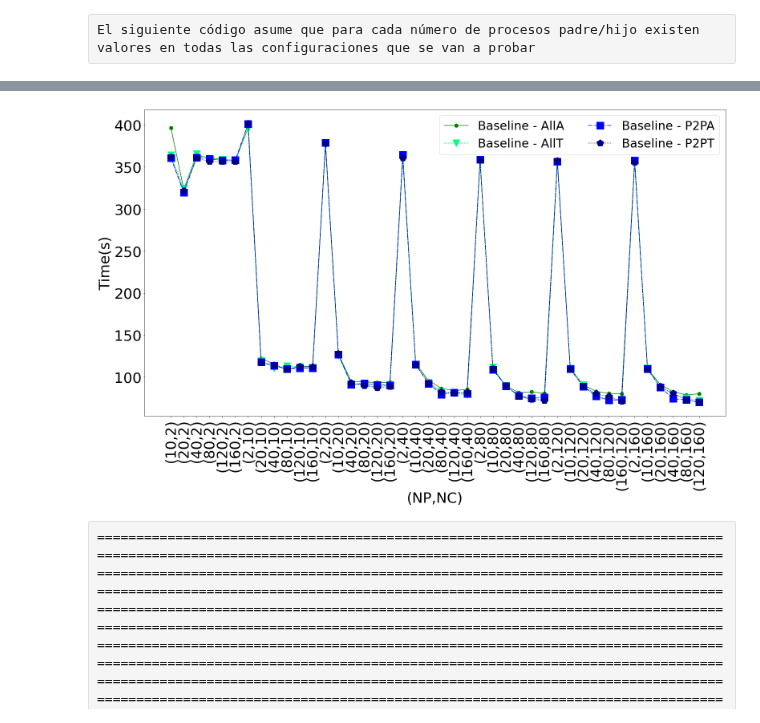
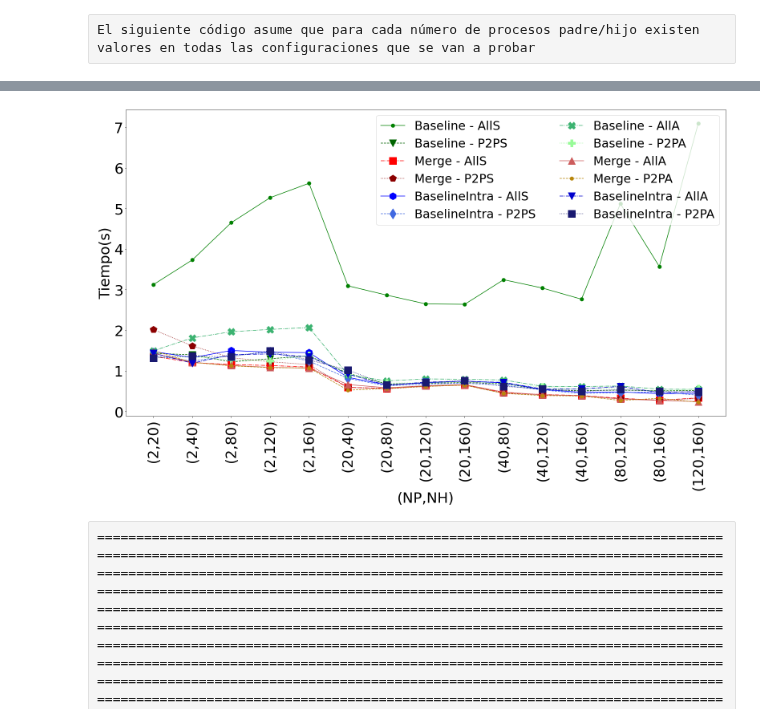
Before and after one commit to hpca-uji/Proteo, a Jupyter notebook: Analysis/new_analyser.ipynb, the cells around one changed output, grey strips where cells are left out. Cells and saved outputs as stored; diff of their text form; code cells hidden in the pictures.

```diff
--- a/Analysis/new_analyser.ipynb
+++ b/Analysis/new_analyser.ipynb
@@ -598,7 +603,7 @@ def compute_global_stat_difference(dataLists, parametric, np_aux, ns_aux):
         return True # Equal values || Accept H0
     return False # Some groups are different || Reject H0
 
-def compute_global_posthoc(dataLists, parametric):
+def compute_global_posthoc(dataLists, parametric): #TODO Comprobar CDF de los grupos
     data_stats=[]
     data_stats2=[]
     ini=0
@@ -610,7 +615,7 @@ def compute_global_posthoc(dataLists, parametric):
             data_stats.append(np.mean(dataLists[i]))
 
             for j in range(ini,end):
-                if df_Res.iat[i,j] < significance_value: # Different means || Reject H1
+                if df_Res.iat[i,j] < significance_value: # Different means || Reject H0
                     df_Res.iat[i, j] = True
                 else:
                     df_Res.iat[i, j] = False
@@ -619,12 +624,12 @@ def compute_global_posthoc(dataLists, parametric):
         df_Res = df_aux.copy()
         for i in range(ini,end):
             data_stats.append(np.median(dataLists[i]))
-            data_stats2.append(stats.iqr(dataLists[i],axis=0))
+            #data_stats2.append(stats.iqr(dataLists[i],axis=0))
             for j in range(ini,end):
-                if df_Res.iat[i,j] < significance_value: # Different medians || Reject H1
-                    df_Res.iat[i, j] = True
+                if df_Res.iat[i,j] < significance_value: # Different medians || Reject H0
+                    df_Res.iat[i, j] = True # Not equal medians
                 else:
-                    df_Res.iat[i, j] = False
+                    df_Res.iat[i, j] = False # Equal medians
     #print(df_Res)
     #print(df_aux)
     #print(data_stats)
@@ -652,6 +657,7 @@ def results_with_stats(tipo, df_check, used_config, rms_boundary=0):
     use_parametric = check_normality(df_check, tipo, used_config)
     if use_parametric:
         use_parametric = check_homoscedasticity(df_check, tipo, used_config)
+    print("Se usan tests parametricos: "+str(use_parametric))
     for np_aux in processes:
         for ns_aux in processes:
             if np_aux != ns_aux:
@@ -664,13 +670,16 @@ def results_with_stats(tipo, df_check, used_config, rms_boundary=0):
                     aux_data = list(range(len(used_config))) # All data is equal
                 else:
                     res_aux, times_aux = compute_global_posthoc(dataLists, use_parametric)
+                    if np_aux == 2 and ns_aux == 40:
+                        print(res_aux)
+                        print(times_aux)
                     aux_data = get_stat_differences(times_aux, res_aux, boundaries, tc_boundary)
 
                 results.append(aux_data)
 
     return results
 # %%
-checked_type='T_Malleability'
+checked_type='T_Redistribution'
 use_perc = False
 select_first_winner = False
 prefer_first_winner = False
@@ -915,26 +1008,47 @@ El siguiente código asume que para cada número de procesos padre/hijo existen
 # %%
-used_direction='a'
-test_parameter='T_total' #Valores son "alpha" o "omega"
+used_direction='e'
+test_parameter='T_Redistribution' #Valores son "alpha" o "omega"
 
 if test_parameter == 'alpha':
     name_fig="Alpha_"
     real_parameter='Alpha'
-    name_legend = "Values of α"
+    name_legend = "Valores de α"
+    normalize = True
+    allow_all = False
     used_config = configurations_simple
     data_aux = grouped_aggM[grouped_aggM[real_parameter] > 0]
+elif test_parameter == 'T_Malleability':
+    name_fig="Malleability_"
+    real_parameter='T_Malleability'
+    name_legend = "Time(s)"
+    normalize = False
+    allow_all = True
+    used_config = configurations_simple
+    data_aux = grouped_aggM
+elif test_parameter == 'T_Redistribution':
+    name_fig="Redistribution_"
+    real_parameter='T_Redistribution'
+    name_legend = "Tiempo(s)"
+    normalize = False
+    allow_all = True
+    used_config = configurations_simple
+    data_aux = grouped_aggM
 elif test_parameter == 'omega':
     name_fig="Omega_"
     real_parameter='Omega'
     name_legend = "Values of ω"
+    normalize = True
+    allow_all = False
     used_config = configurations
     data_aux = grouped_aggLAsynch[grouped_aggLAsynch[real_parameter] > 0]
-elif test_parameter == 'T_total':
-    name_fig="Ttotal"
-    real_parameter='T_total'
-    name_legend = "Time(s)"
+elif test_parameter == 'iters_count':
+    name_fig="Iters_"
+    real_parameter='count'
+    name_legend = "Asynchronous iterations"
+    normalize = False
+    allow_all = True
     used_config = configurations
-    data_aux = grouped_aggG
-    #data_aux = data_aux[data_aux.index.isin(df1.index)]
+    data_aux = grouped_aggLAsynch[grouped_aggLAsynch[real_parameter] > 0]
 
 if used_direction=='s':
     data_aux=data_aux.query('NP > NC')
@@ -944,34 +1058,48 @@ elif used_direction=='e':
     name_fig= name_fig+"Expand"
 elif used_direction=='a':
     name_fig= name_fig+"All"
+#data_aux=data_aux.query('NP == 160 or NC == 160')
 
 plot_data = []
 for config in used_config:
-    if config[0] > 0:
-        dataLists = get_config_data(real_parameter, data_aux, config)
+    if config[0] > 0 or allow_all:
+        dataLists,procsLists = get_config_data(real_parameter, data_aux, config)
         dataLists = list(filter(lambda x: x != float('infinity'), dataLists))
         plot_data.append(dataLists)
 
-labels_aux = []
-for ns_aux in processes:
-    for np_aux in processes:
-        if used_direction=='s' and np_aux > ns_aux or used_direction=='e' and np_aux < ns_aux or used_direction=='a' and np_aux != ns_aux:
-            new_label = "(" + str(np_aux) + "," + str(ns_aux) + ")"
-            labels_aux.append(new_label)
+#labels_aux = create_labels_lineplot(used_direction, lambda a, b: a == 160 or b == 160)
+labels_aux = create_labels_lineplot(used_direction)
+plot_data = reorder_data(plot_data, procsLists, labels_aux)
 
-labelsMethods_aux = ['Baseline - AllA', 'Baseline - AllT','Baseline - P2PA','Baseline - P2PT',
-                    'Merge - AllA','Merge - AllT','Merge - P2PA','Merge - P2PT']
+#labelsMethods_aux = ['Baseline - AllA', 'Baseline - P2PA',
+#                    'Merge - AllA','Merge - P2PA',
+#                    'BaselineIntra - AllA', 'BaselineIntra - P2PA']
+labelsMethods_aux = ['Baseline - AllS', 'Baseline - P2PS',
+                    'Merge - AllS','Merge - P2PS',
+                    'BaselineIntra - AllS', 'BaselineIntra - P2PS',
+                    'Baseline - AllA', 'Baseline - P2PA',
+                    'Merge - AllA','Merge - P2PA',
+                    'BaselineIntra - AllA', 'BaselineIntra - P2PA']
+colors_m = ['green','darkgreen','red','darkred', 'blue', 'royalblue', 'mediumseagreen','palegreen','indianred','darkgoldenrod','mediumblue', 'midnightblue']
 
 f=plt.figure(figsize=(22, 14))
 ax=f.add_subplot(111)
 x = np.arange(len(labels_aux))
 for index in range(len(plot_data)):
     array_aux = plot_data[index]
-    ax.plot(x, array_aux, color=colors_m[index%len(colors_m)], linestyle=linestyle_m[index%len(linestyle_m)], \
-        marker=markers_m[index%len(markers_m)], markersize=18, label=labelsMethods_aux[index])
+    plot_index = index
+    if real_parameter == 'Alpha' or real_parameter == 'Omega' or real_parameter == 'count': #FIXME This line is a lie...
+        plot_index = 6 + index #FIXME This line is a lie...
+    #if real_parameter != 'Alpha' and index > 3: #FIXME This line is a lie...
+    #    plot_index = 4 + (index-4)*2 #FIXME This line is a lie...
+    print(array_aux)
+    ax.plot(x, array_aux, color=colors_m[plot_index%len(colors_m)], linestyle=linestyle_m[plot_index%len(linestyle_m)], \
+        marker=markers_m[plot_index%len(markers_m)], markersize=18, label=labelsMethods_aux[index])
 
-ax.set_xlabel("(NP,NC)", fontsize=36)
+ax.set_xlabel("(NP,NH)", fontsize=36)
 ax.set_ylabel(name_legend, fontsize=36)
+if normalize:
+    ax.axhline(y=1, color='black', linestyle='--')
 plt.xticks(x, labels_aux,rotation=90)
 ax.tick_params(axis='both', which='major', labelsize=36)
 ax.tick_params(axis='both', which='minor', labelsize=36)
@@ -983,4 +1123,4 @@ f.savefig("Images/LinePlot_"+name_fig+".png", format="png")
-[figure, old version]
+[figure, new version]
 # %% [raw]
 ================================================================================================================================================================================================================================================================================================================================================================================================================================================================================================================================================================================================================================================================================================================================================================================================================================================================================================================================================================================================================================================================================================================================================================
 # %% [raw]
```
Also changed, not shown: parts of 26 cells of this notebook.
